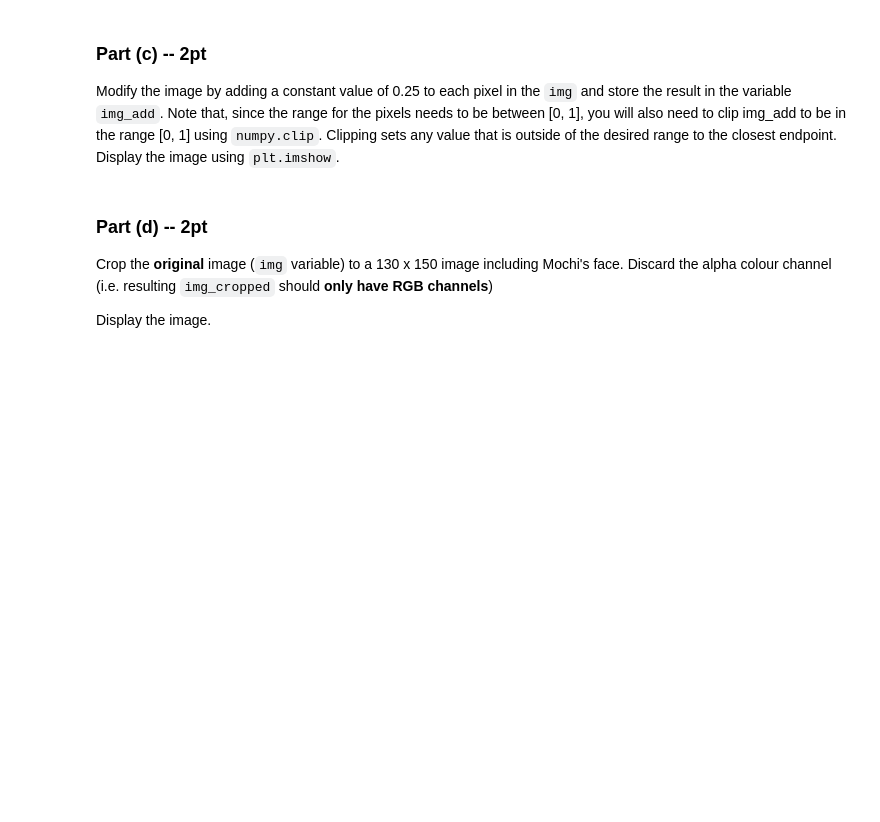
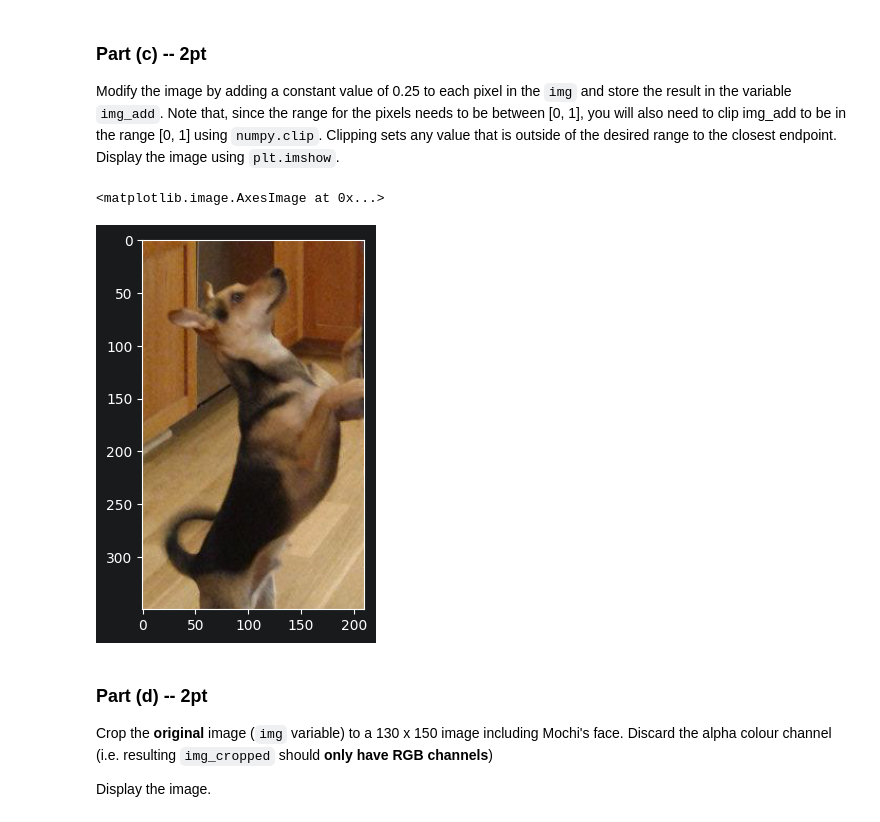
Before and after one commit to Saberartoria77/APS360_labs, a Jupyter notebook: Lab1/Lab1_PyTorch_and_ANNs.ipynb, the cells around one changed output. Saved outputs shown, nothing was run; the diff lists cells and outputs as text; code cells hidden in the pictures; blank space fills up the shorter version.

```diff
--- a/Lab1/Lab1_PyTorch_and_ANNs.ipynb
+++ b/Lab1/Lab1_PyTorch_and_ANNs.ipynb
@@ -295,3 +300,9 @@ img_add = None
+# %%
+img_add = np.clip(img+0.25, 0 ,1)
+plt.imshow(img)
+# %% [output]
+<matplotlib.image.AxesImage at 0x...>
+[figure, added]
 # %% [markdown]
 ### Part (d) -- 2pt
 
```
Also changed, not shown: parts of 17 cells of this notebook.
